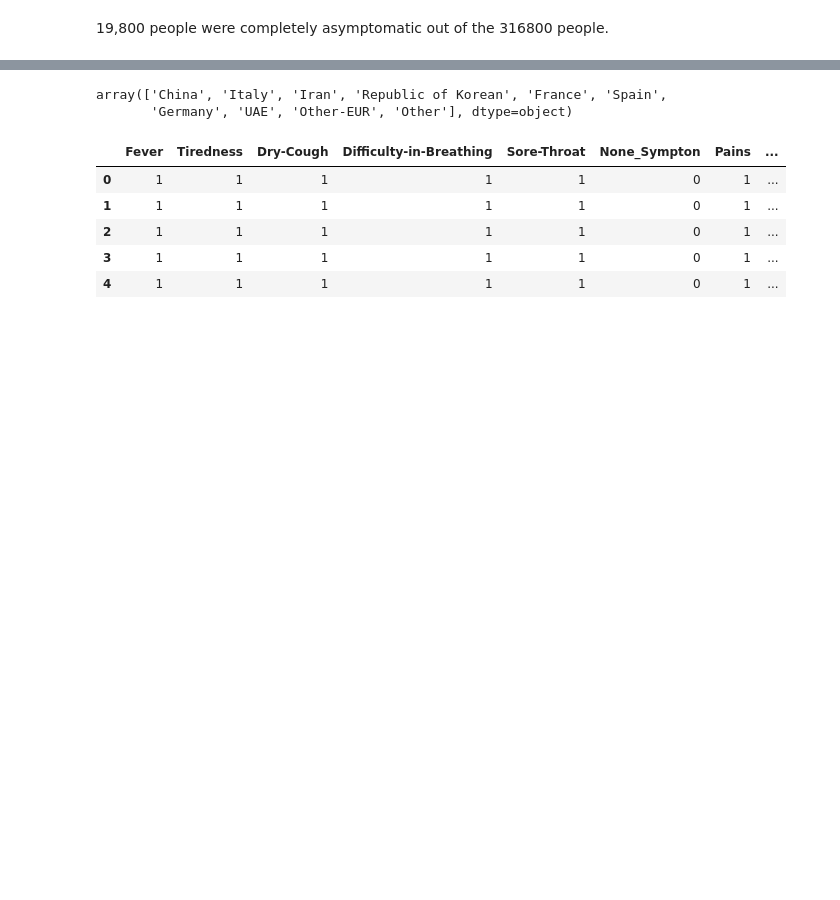
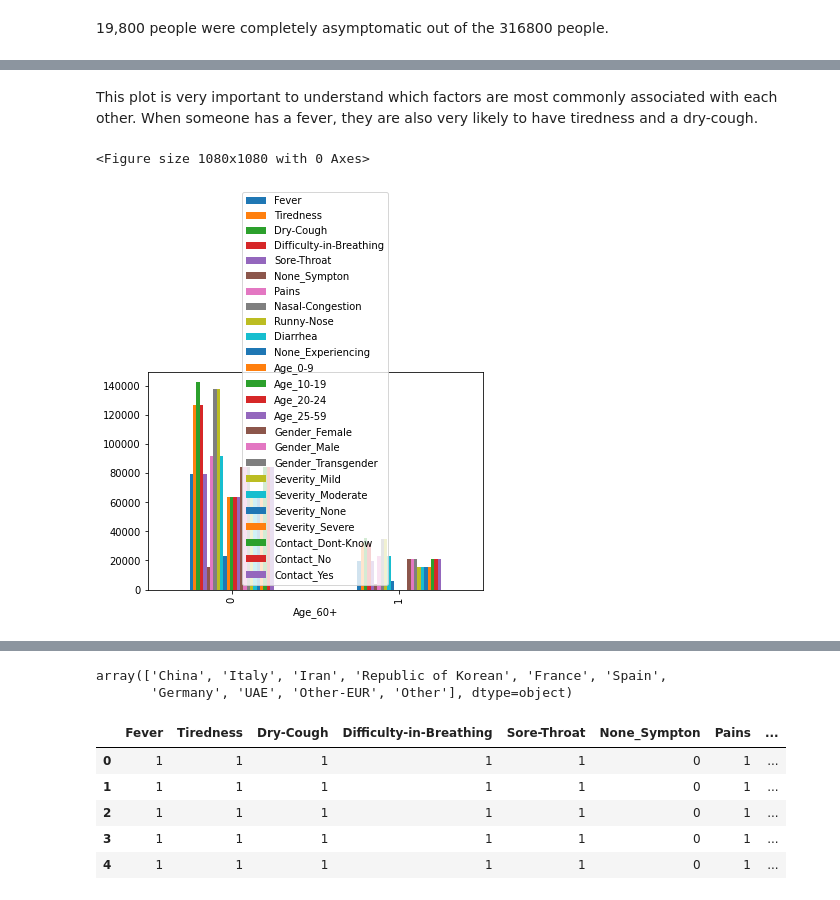
Before and after one commit to ayaanzhaque/Nicotine-COVID19, a Jupyter notebook: symptoms_EDA.ipynb, the cells around one changed output, grey strips where cells are left out. Drawn from its saved outputs; the diff is of its cells as text; code cells hidden in the pictures; blank space fills up the shorter version.

```diff
--- a/symptoms_EDA.ipynb
+++ b/symptoms_EDA.ipynb
@@ -101,0 +71,9 @@ plt.show()
+# %% [markdown]
+This plot is very important to understand which factors are most commonly associated with each other. When someone has a fever, they are also very likely to have tiredness and a dry-cough.
+# %%
+plt.figure(figsize=(15,15))
+df.groupby('Age_60+').sum().plot(kind='bar')
+plt.show()
+# %% [output]
+<Figure size 1080x1080 with 0 Axes>
+[figure, added]
```
Also changed, not shown: parts of 8 cells of this notebook.
